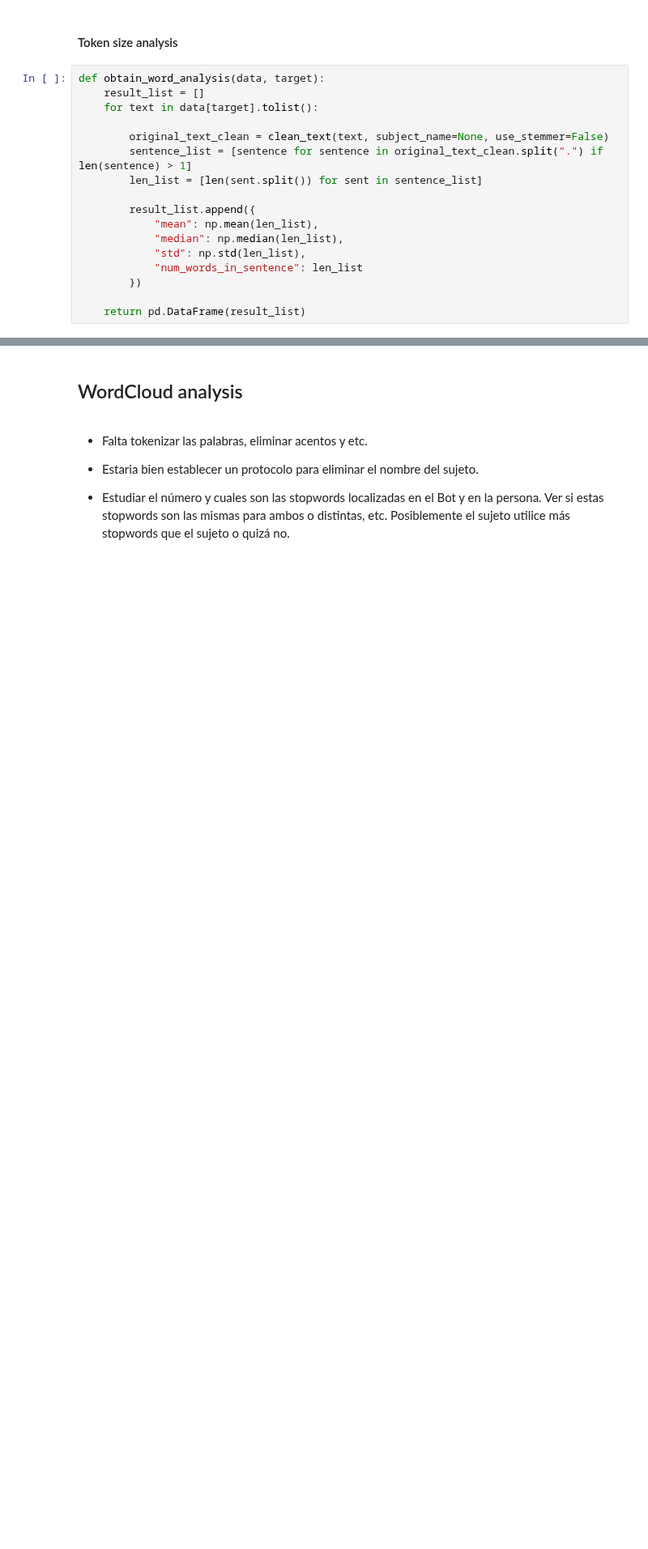
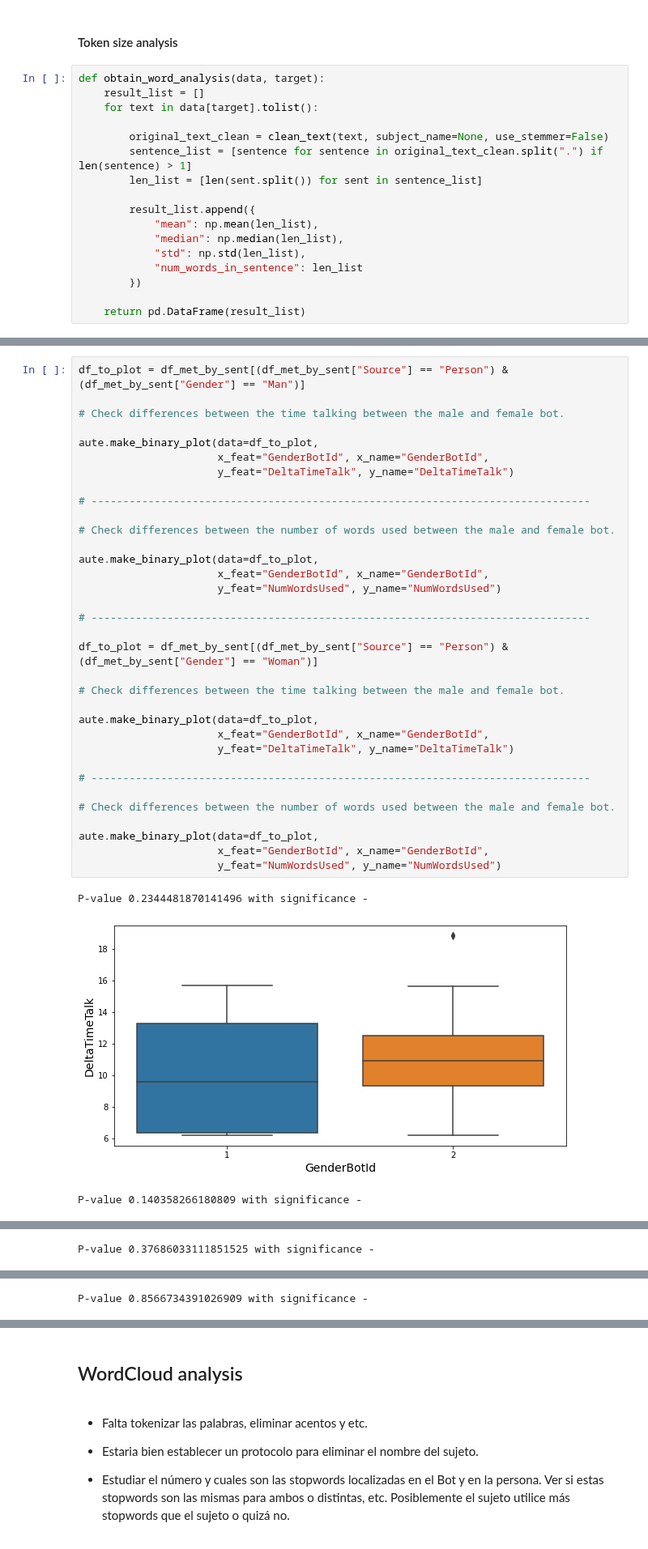
Before and after one commit to ASAPLableni/LableniBot, a Jupyter notebook: DataAnalysis/PipelineAnalysis.ipynb, the cells around one changed output, grey strips where cells are left out. Shown at 81% size. Drawn from its saved outputs; the diff is of its cells as text; blank space fills up the shorter version.

```diff
--- a/DataAnalysis/PipelineAnalysis.ipynb
+++ b/DataAnalysis/PipelineAnalysis.ipynb
@@ -701,0 +781,38 @@ Mean Number of words for ALL by sentence = 7.6143 +/- 5.2367 ; Median = 6.0 ; Mi
+# %%
+df_to_plot = df_met_by_sent[(df_met_by_sent["Source"] == "Person") & (df_met_by_sent["Gender"] == "Man")]
+
+# Check differences between the time talking between the male and female bot.
+
+aute.make_binary_plot(data=df_to_plot,
+                      x_feat="GenderBotId", x_name="GenderBotId",
+                      y_feat="DeltaTimeTalk", y_name="DeltaTimeTalk")
+
+# -------------------------------------------------------------------------------
+
+# Check differences between the number of words used between the male and female bot.
+
+aute.make_binary_plot(data=df_to_plot,
+                      x_feat="GenderBotId", x_name="GenderBotId",
+                      y_feat="NumWordsUsed", y_name="NumWordsUsed")
+
+# -------------------------------------------------------------------------------
+
+df_to_plot = df_met_by_sent[(df_met_by_sent["Source"] == "Person") & (df_met_by_sent["Gender"] == "Woman")]
+
+# Check differences between the time talking between the male and female bot.
+
+aute.make_binary_plot(data=df_to_plot,
+                      x_feat="GenderBotId", x_name="GenderBotId",
+                      y_feat="DeltaTimeTalk", y_name="DeltaTimeTalk")
+
+# -------------------------------------------------------------------------------
+
+# Check differences between the number of words used between the male and female bot.
+
+aute.make_binary_plot(data=df_to_plot,
+                      x_feat="GenderBotId", x_name="GenderBotId",
+                      y_feat="NumWordsUsed", y_name="NumWordsUsed")
+# %% [output]
+P-value 0.2344481870141496 with significance -
+[figure, added]
+P-value 0.140358266180809 with significance -
@@ -701,0 +820 @@ Mean Number of words for ALL by sentence = 7.6143 +/- 5.2367 ; Median = 6.0 ; Mi
+P-value 0.37686033111851525 with significance -
@@ -701,0 +822 @@ Mean Number of words for ALL by sentence = 7.6143 +/- 5.2367 ; Median = 6.0 ; Mi
+P-value 0.8566734391026909 with significance -
```
Also changed, not shown: parts of 26 cells of this notebook, 2 other files.
